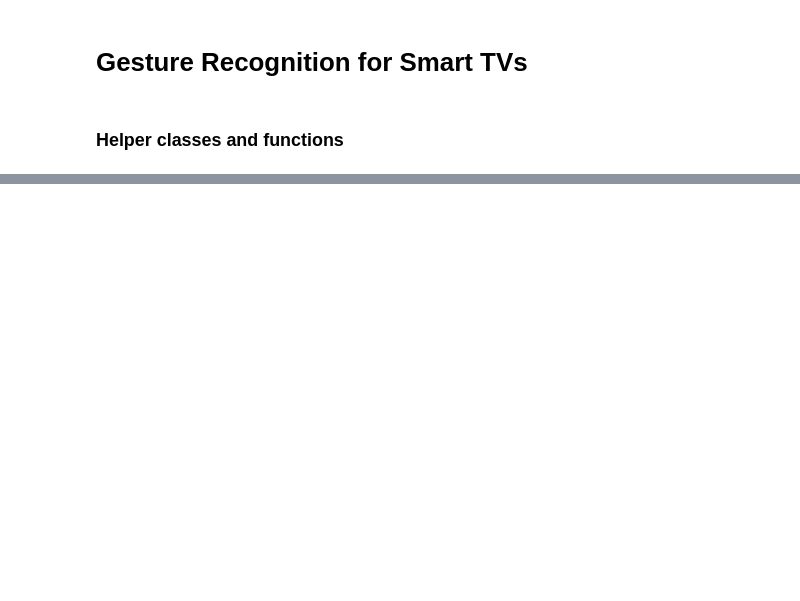
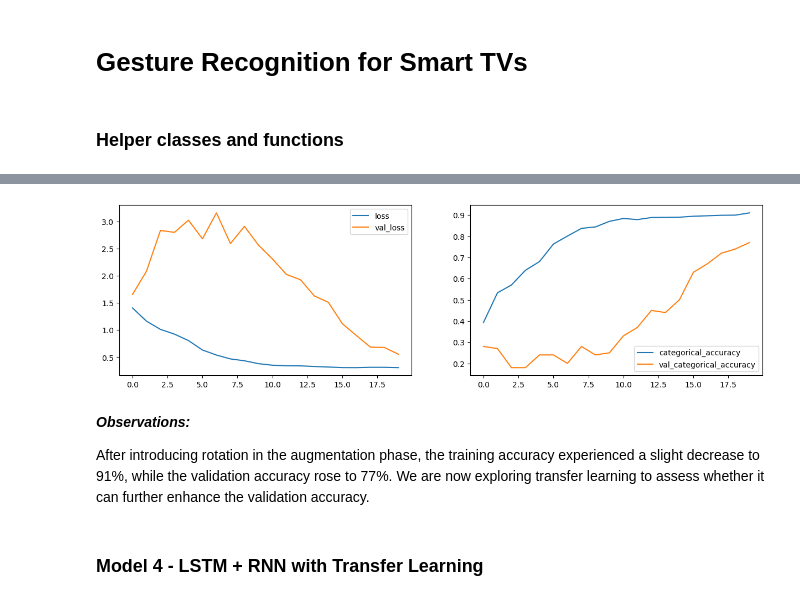
Before and after one commit to akashkriplani/hand-gesture-recognition, a Jupyter notebook: Gesture_Recognition.ipynb, the cells around one changed output, grey strips where cells are left out. Drawn from its saved outputs; the diff is of its cells as text; code cells hidden in the pictures; blank space fills up the shorter version.

```diff
--- a/Gesture_Recognition.ipynb
+++ b/Gesture_Recognition.ipynb
@@ -321,0 +719,7 @@ model_1 = rnn_cnn.train_model(rnn_cnn_model, augment_data=True)
+# %%
+rnn_cnn_3 = RNNCNN3()
+rnn_cnn_3.initialize_path(base_path)
+rnn_cnn_3.initialize_image_props(image_height=120, image_width=120)
+rnn_cnn_3.initialize_hyperparameters(number_of_sample_frames=18, batch_size=20, num_epochs=20)
+rnn_cnn_model_3 = rnn_cnn_3.model_definition(cells=128, dense_neurons=128, dropout=0.25)
+rnn_cnn_model_3.summary()
@@ -321,0 +744,3 @@ model_1 = rnn_cnn.train_model(rnn_cnn_model, augment_data=True)
+# %%
+print("Total Parameters: ", rnn_cnn_model_3.count_params())
+model_3 = rnn_cnn_3.train_model(rnn_cnn_model_3, augment_data=True)
@@ -321,0 +765,10 @@ model_1 = rnn_cnn.train_model(rnn_cnn_model, augment_data=True)
+# %%
+plot(model_3)
+# %% [output]
+[figure, added]
+# %% [markdown]
+***Observations:***
+
+After introducing rotation in the augmentation phase, the training accuracy experienced a slight decrease to 91%, while the validation accuracy rose to 77%. We are now exploring transfer learning to assess whether it can further enhance the validation accuracy.
+# %% [markdown]
+### Model 4 - LSTM + RNN with Transfer Learning
```
Also changed, not shown: parts of 37 cells of this notebook, 1 other file.
